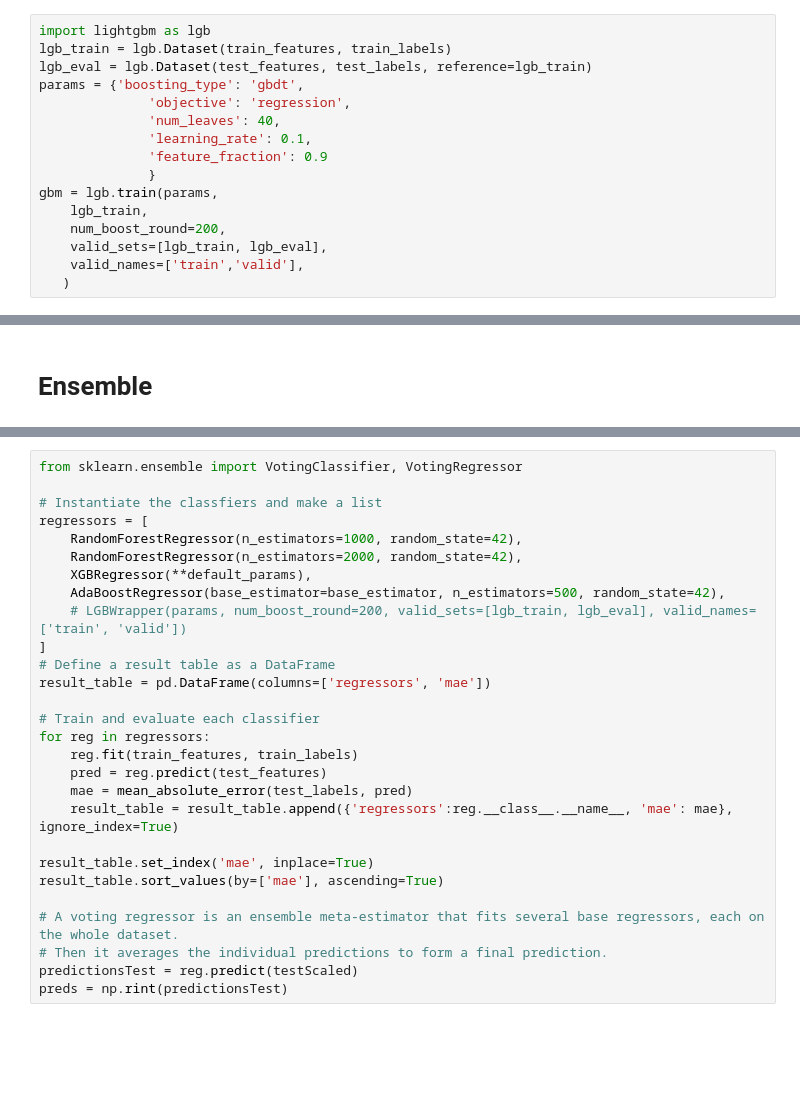
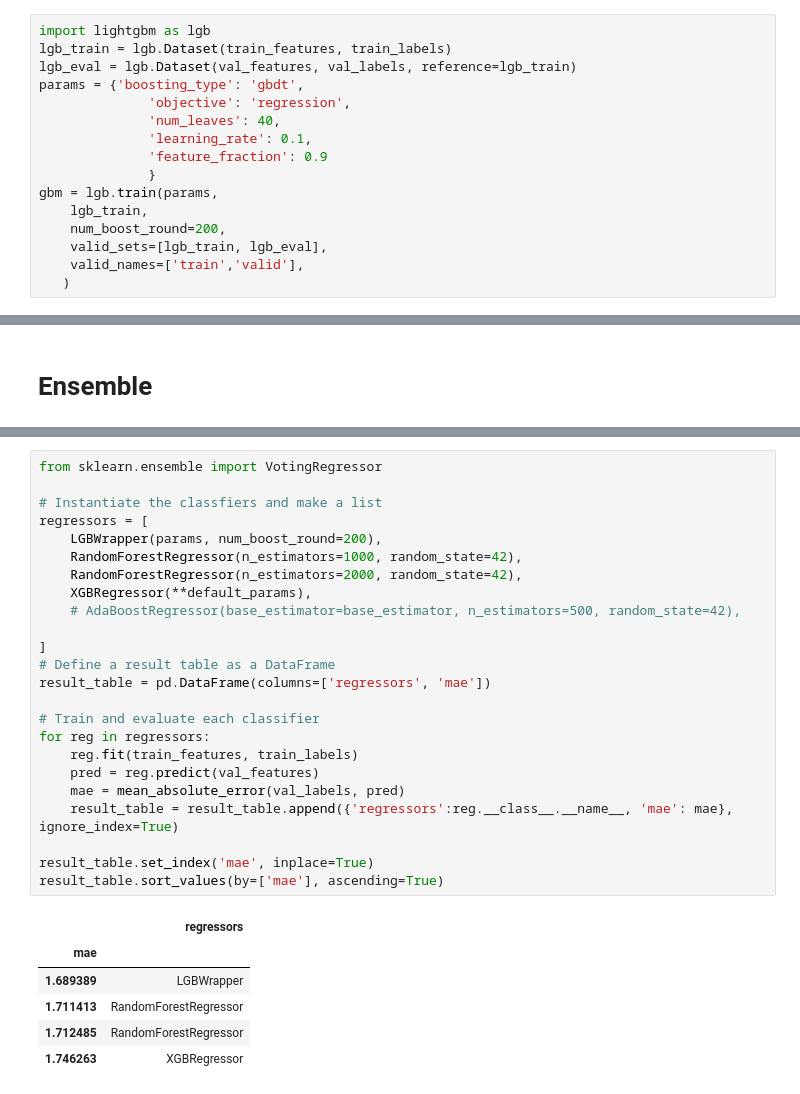
Before and after one commit to sormazabal/Konfusion, a Jupyter notebook: imputationFunction.ipynb, the cells around one changed output, grey strips where cells are left out. Drawn from its saved outputs; the diff is of its cells as text; blank space fills up the shorter version.

```diff
--- a/imputationFunction.ipynb
+++ b/imputationFunction.ipynb
@@ -389,7 +388,7 @@ MAE without CV: 2.017358980316145
 # %%
 import lightgbm as lgb
 lgb_train = lgb.Dataset(train_features, train_labels)
-lgb_eval = lgb.Dataset(test_features, test_labels, reference=lgb_train)
+lgb_eval = lgb.Dataset(val_features, val_labels, reference=lgb_train)
 params = {'boosting_type': 'gbdt',
               'objective': 'regression',
               'num_leaves': 40,
@@ -458,31 +463,34 @@ class LGBWrapper:
 # %%
-from sklearn.ensemble import VotingClassifier, VotingRegressor
+from sklearn.ensemble import VotingRegressor
 
 # Instantiate the classfiers and make a list
 regressors = [
+    LGBWrapper(params, num_boost_round=200),
     RandomForestRegressor(n_estimators=1000, random_state=42),
     RandomForestRegressor(n_estimators=2000, random_state=42),
     XGBRegressor(**default_params),
-    AdaBoostRegressor(base_estimator=base_estimator, n_estimators=500, random_state=42),
-    # LGBWrapper(params, num_boost_round=200, valid_sets=[lgb_train, lgb_eval], valid_names=['train', 'valid'])
+    # AdaBoostRegressor(base_estimator=base_estimator, n_estimators=500, random_state=42),
+
 ]
 # Define a result table as a DataFrame
 result_table = pd.DataFrame(columns=['regressors', 'mae'])
 
 # Train and evaluate each classifier
 for reg in regressors:
     reg.fit(train_features, train_labels)
-    pred = reg.predict(test_features)
-    mae = mean_absolute_error(test_labels, pred)
+    pred = reg.predict(val_features)
+    mae = mean_absolute_error(val_labels, pred)
     result_table = result_table.append({'regressors':reg.__class__.__name__, 'mae': mae}, ignore_index=True)
 
 result_table.set_index('mae', inplace=True)
 result_table.sort_values(by=['mae'], ascending=True)
-
-# A voting regressor is an ensemble meta-estimator that fits several base regressors, each on the whole dataset.
-# Then it averages the individual predictions to form a final prediction.
-predictionsTest = reg.predict(testScaled)
-preds = np.rint(predictionsTest)
+# %% [output]
+|  | regressors |
+| mae |  |
+| 1.689389 | LGBWrapper |
+| 1.711413 | RandomForestRegressor |
+| 1.712485 | RandomForestRegressor |
+| 1.746263 | XGBRegressor |
 # %%
 result_table
 # %% [output]
```
Also changed, not shown: parts of 18 cells of this notebook, 4 other files.
